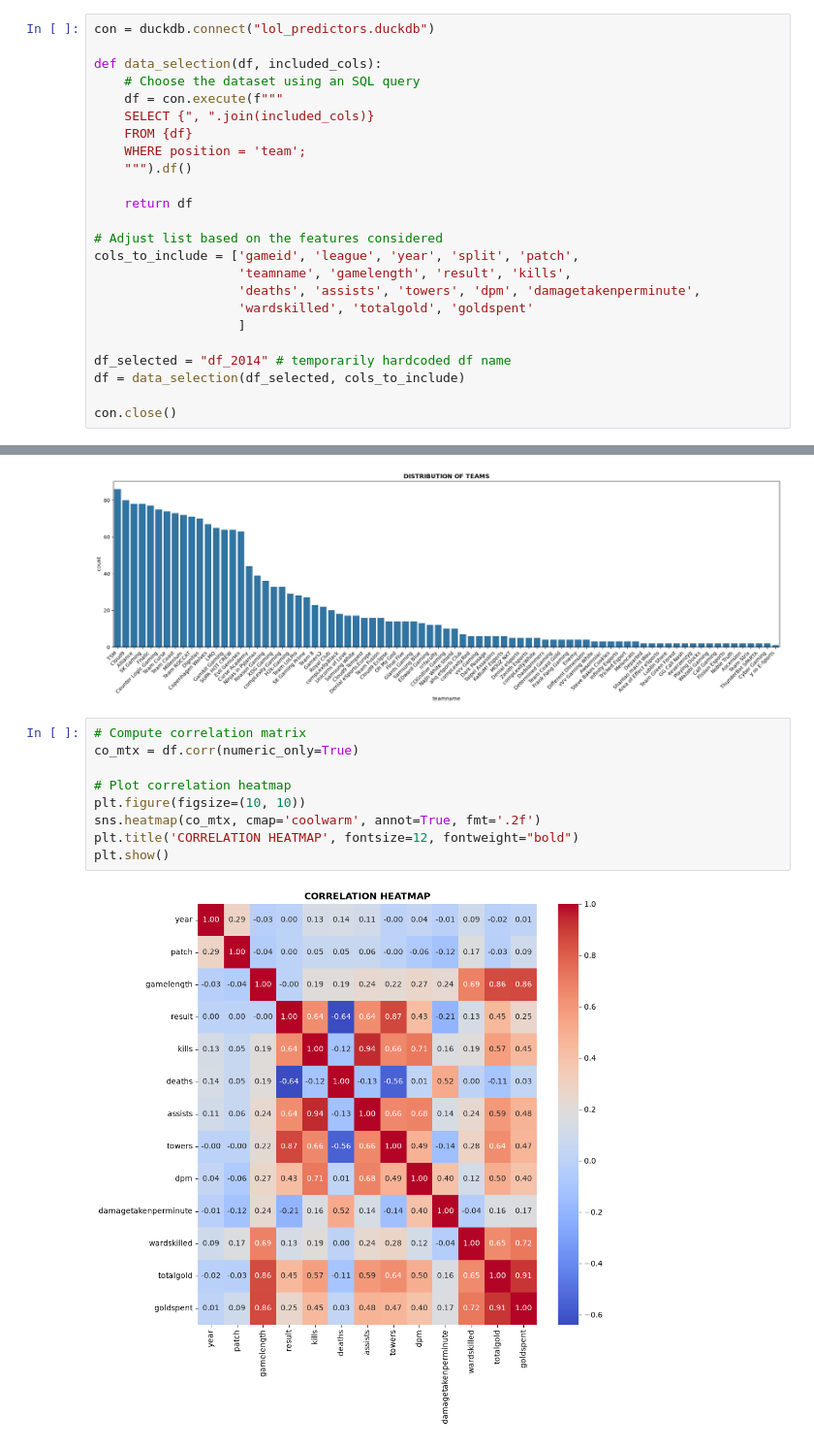
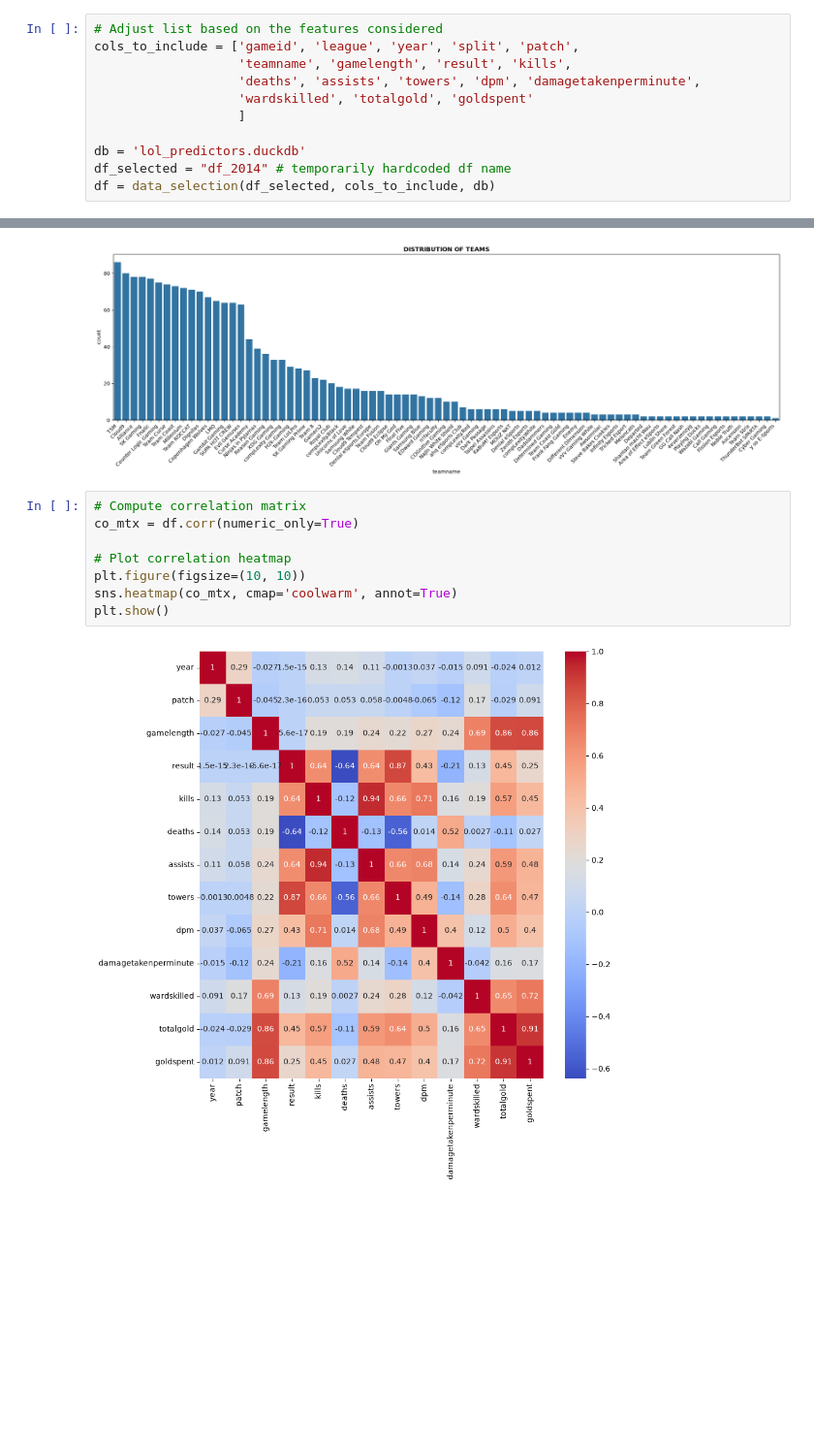
Before and after one commit to jkpjr/lol-esports-pickems-predictor, a Jupyter notebook: exploratory_data_analysis.ipynb, the cells around one changed output, grey strips where cells are left out. Shown at 97% size. Saved outputs shown, nothing was run; the diff lists cells and outputs as text; blank space fills up the shorter version.

Commit message:
Complete data processing and post-processing data audit; Add utils.py for helper functions compilation

```diff
--- a/exploratory_data_analysis.ipynb
+++ b/exploratory_data_analysis.ipynb
@@ -12,18 +14,6 @@ import matplotlib.pyplot as plt
 ## Load Data
 Load data and select features with an SQL query through the duckdb.
 # %%
-con = duckdb.connect("lol_predictors.duckdb")
-
-def data_selection(df, included_cols):
-    # Choose the dataset using an SQL query
-    df = con.execute(f"""
-    SELECT {", ".join(included_cols)}
-    FROM {df}
-    WHERE position = 'team';
-    """).df()
-
-    return df
-
 # Adjust list based on the features considered
 cols_to_include = ['gameid', 'league', 'year', 'split', 'patch',
                    'teamname', 'gamelength', 'result', 'kills',
@@ -31,10 +21,9 @@ cols_to_include = ['gameid', 'league', 'year', 'split', 'patch',
                    'wardskilled', 'totalgold', 'goldspent'
                    ]
 
+db = 'lol_predictors.duckdb'
 df_selected = "df_2014" # temporarily hardcoded df name
-df = data_selection(df_selected, cols_to_include)
-
-con.close()
+df = data_selection(df_selected, cols_to_include, db)
 # %% [markdown]
 ### Data Overview
 # %%
@@ -291,11 +174,10 @@ plt.show()
 # %%
 # Compute correlation matrix
 co_mtx = df.corr(numeric_only=True)
 
 # Plot correlation heatmap
 plt.figure(figsize=(10, 10))
-sns.heatmap(co_mtx, cmap='coolwarm', annot=True, fmt='.2f')
-plt.title('CORRELATION HEATMAP', fontsize=12, fontweight="bold")
+sns.heatmap(co_mtx, cmap='coolwarm', annot=True)
 plt.show()
 # %% [output]
-[figure, old version]
+[figure, new version]
```
Also changed, not shown: parts of 13 cells of this notebook, 4 other files.
